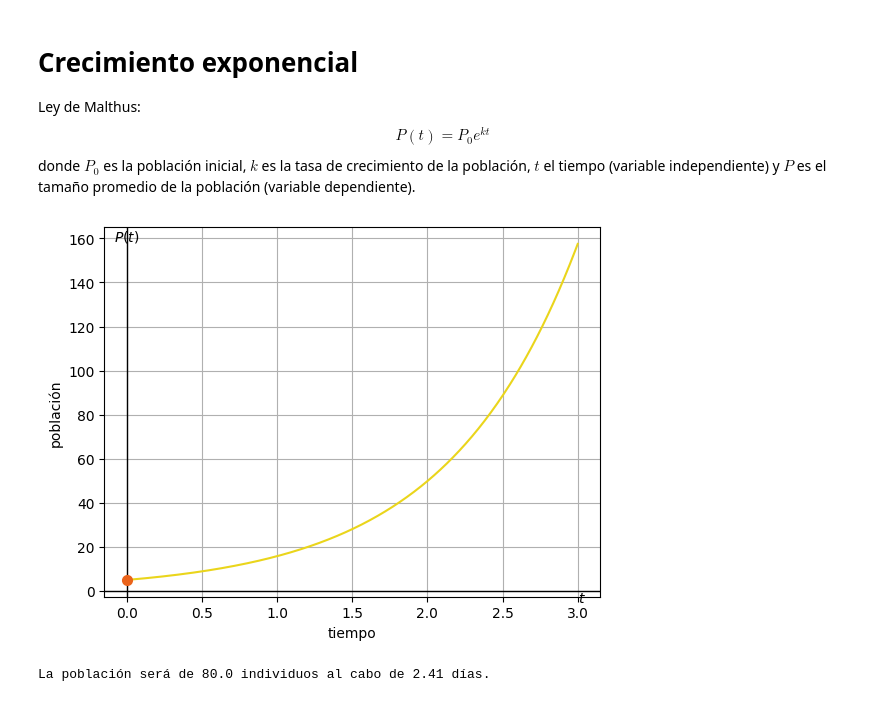
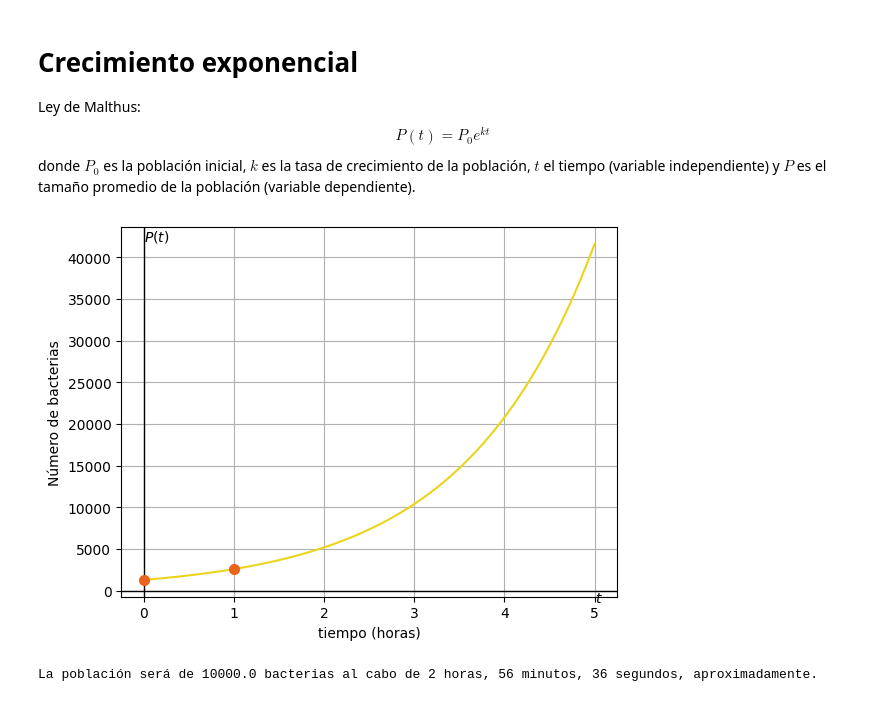
Before and after one commit to lelopezm/python, a Jupyter notebook: Modelo_Exponencial.ipynb, the cells around one changed output. Saved outputs shown, nothing was run; the diff lists cells and outputs as text; code cells hidden in the pictures.

```diff
--- a/Modelo_Exponencial.ipynb
+++ b/Modelo_Exponencial.ipynb
@@ -7,41 +7,46 @@ donde $P_0$ es la población inicial, $k$ es la tasa de crecimiento de la poblac
 # %%
 import numpy as np #libreria numérica de python
 import matplotlib.pyplot as plt #libreria de gráficos
 
 #Definimos la función a graficar
 def P(t):
     return P0*np.exp(k*t)
 
-#definimos el tiempo
+#definimos el tiempo en horas
 t0=0
-tf=3
+tf=5
 
-# Valores de los coeficientes y=ax^2+bx+c
-P0=5
-k=1.15
+# Valores parámetros
+P0=1300 #población inicial
+te=1 #al cabo de una hora
+Pe=2*P0 #población en tiempo te
+k=(1/te)*np.log(Pe/P0)
 
 T=np.linspace(t0,tf,500) #linea de tiempo
 Pt=P(T)
 plt.plot(T,Pt,'#EAD51B',linewidth=1.5)
-plt.scatter(0,P0,color='#EA631B',linewidths=2.0, zorder=5) #marcamos la condición inicila
-#plt.text(vx, f(vx)+0.2, '$V$', color="red",fontsize=12, ha='center', va='bottom',fontweight='bold') #etiqueta del vértice
+plt.scatter(0,P0,color='#EA631B',linewidths=2.0, zorder=5) #marcamos la condición inicial
+plt.scatter(te,Pe,color='#EA631B',linewidths=2.0, zorder=5) #marcamos la condición observada (te,Pe)
 plt.axhline(0, color='black', linewidth=1) #eje T
 plt.text(tf, -0.1, '$t$', fontsize=10, ha='left', va='top') #etiqueta del eje t
 plt.axvline(0, color='black', linewidth=1) #eje P
-plt.text(0, max(Pt), '$P(t)$', color="black",fontsize=10, ha='center', va='bottom') #etiqueta del eje P
+plt.text(0, max(Pt), '$P(t)$', color="black",fontsize=10, ha='left', va='bottom') #etiqueta del eje P
 plt.grid() #mallado
-#plt.xticks(np.arange(-1,5,0.5)) #control mallado horizontal
-#plt.yticks(np.arange(-6,5,1)) #control mallado vertical
-plt.xlabel('tiempo')
-plt.ylabel('población')
-#plt.savefig('parabola.pdf',bbox_inches='tight',pad_inches=0) #para guardar la grafica
+plt.xlabel('tiempo (horas)')
+plt.ylabel('Número de bacterias')
+plt.savefig('bacterias.pdf',bbox_inches='tight',pad_inches=0) #para guardar la grafica
 plt.show()
 # %% [output]
-[figure, old version]
+[figure, new version]
 # %%
 # calcular el tiempo para que la población sea Pa
-Pa=80
+Pa=10000
 ta=(1/k)*np.log(Pa/P0)
-print('La población será de %1.1f individuos al cabo de %1.2f días.'%(Pa,ta))
+decimalta, enterata=np.modf(ta)
+minta=decimalta*60
+decimalminta, enteraminta=np.modf(minta)
+segta=decimalminta*60
+decimalsegta, enterasegta=np.modf(segta)
+print('La población será de %1.1f bacterias al cabo de %i horas, %i minutos, %i segundos, aproximadamente.'%(Pa,enterata,enteraminta,enterasegta))
 # %% [output]
-La población será de 80.0 individuos al cabo de 2.41 días.
+La población será de 10000.0 bacterias al cabo de 2 horas, 56 minutos, 36 segundos, aproximadamente.
```
Also changed, not shown: 1 other file.
